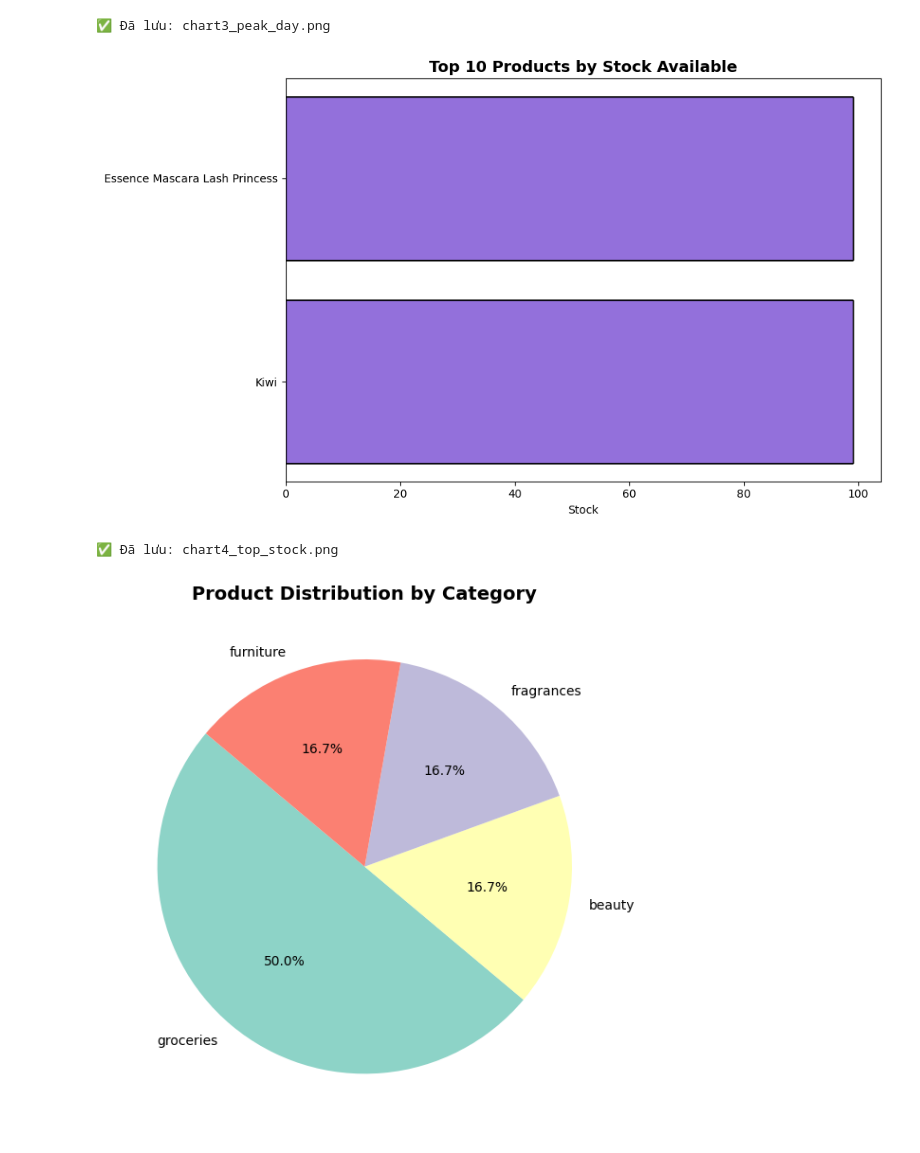
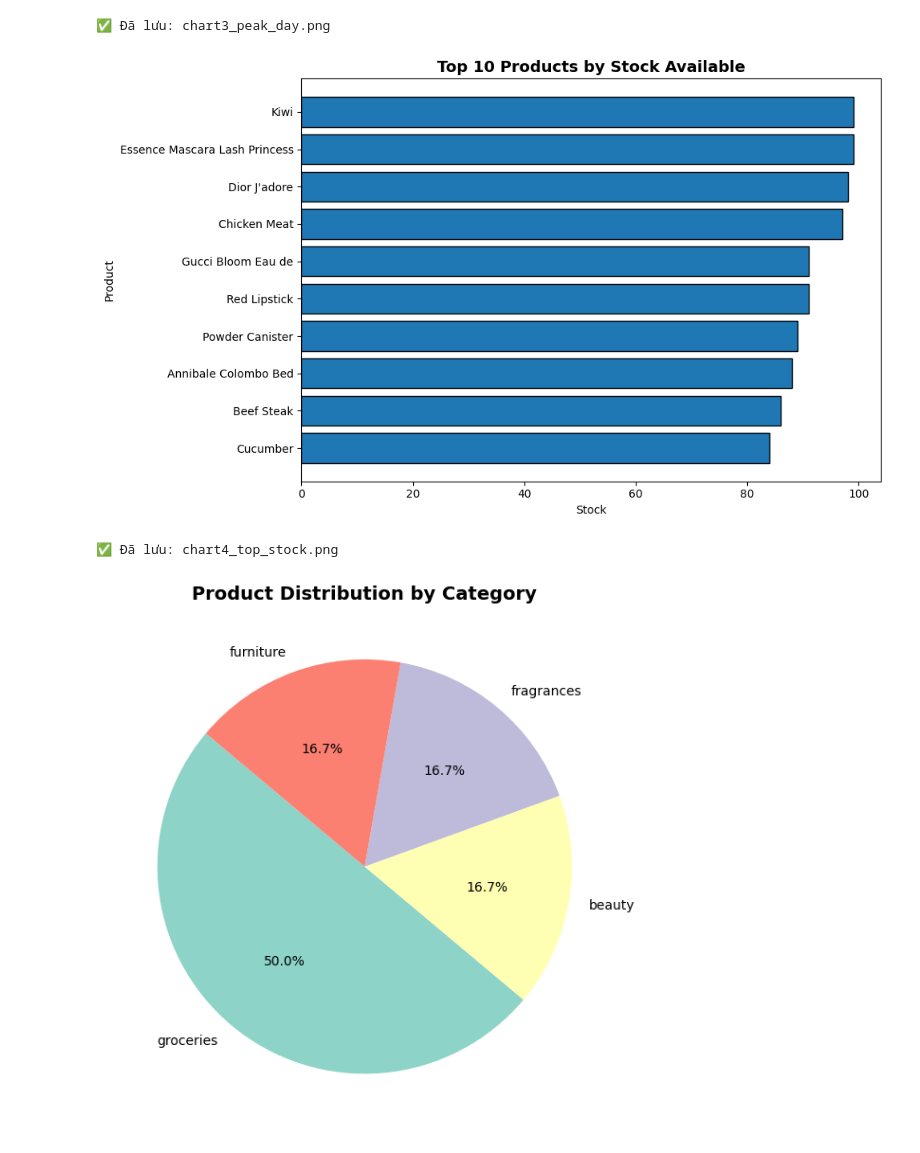
Before and after one commit to nmhkha/bigdata-lab4, a Jupyter notebook: data processing/data_processing.ipynb, the cells around one changed output. Saved outputs shown, nothing was run; the diff lists cells and outputs as text; code cells hidden in the pictures.

```diff
--- a/data processing/data_processing.ipynb
+++ b/data processing/data_processing.ipynb
@@ -169,18 +169,31 @@ print("✅ Đã lưu: chart3_peak_day.png")
 ✅ Đã lưu: chart3_peak_day.png
 # %%
 #  Chart 4 — Top Products by Stock (NEW)
+# Gộp dữ liệu theo sản phẩm
+df_grouped = (
+    df.groupby("title", as_index=False)
+    .agg({"stock": "max"})   # hoặc "sum" tùy ý nghĩa
+)
+
+# Lấy top 10
+top_by_stock = df_grouped.sort_values("stock", ascending=False).head(10)
+
+# Vẽ chart
 fig, ax = plt.subplots(figsize=(10, 6))
-top_by_stock = df[["title", "stock"]].sort_values("stock", ascending=False).head(10)
-ax.barh(top_by_stock["title"], top_by_stock["stock"], color="mediumpurple", edgecolor="black")
+ax.barh(top_by_stock["title"], top_by_stock["stock"], edgecolor="black")
+
 ax.set_title("Top 10 Products by Stock Available", fontsize=14, fontweight="bold")
 ax.set_xlabel("Stock")
+ax.set_ylabel("Product")
 ax.invert_yaxis()
+
 plt.tight_layout()
 plt.savefig("chart4_top_stock.png", dpi=150)
 plt.show()
+
 print("✅ Đã lưu: chart4_top_stock.png")
 # %% [output]
-[figure, old version]
+[figure, new version]
 ✅ Đã lưu: chart4_top_stock.png
 # %%
 # Chart 5 — Product Count by Category (NEW)
```
Also changed, not shown: 1 other file.
